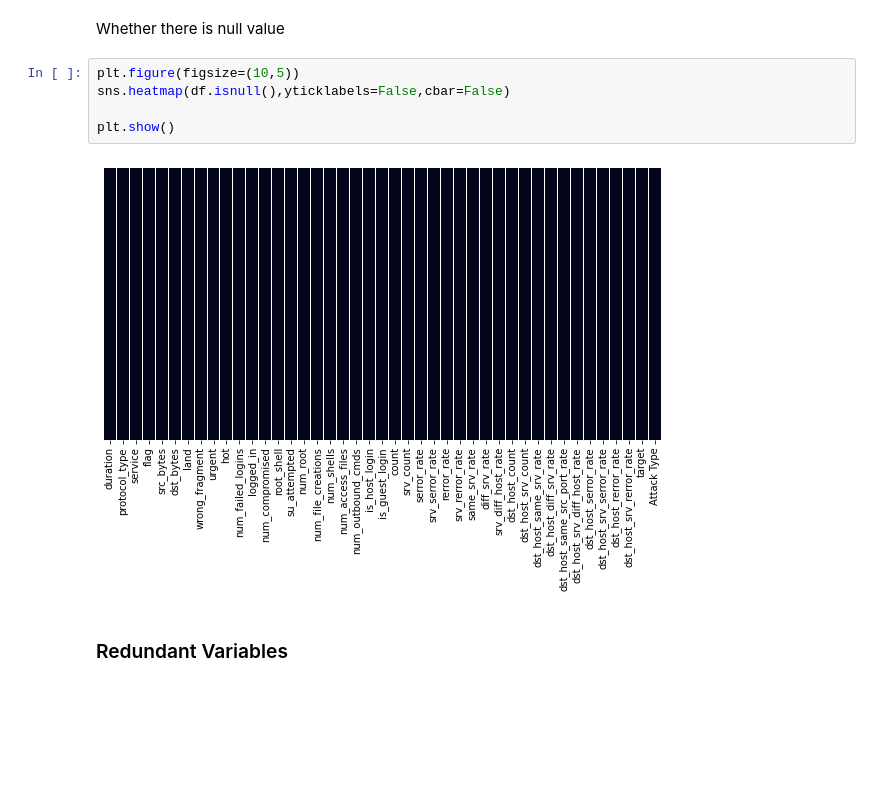
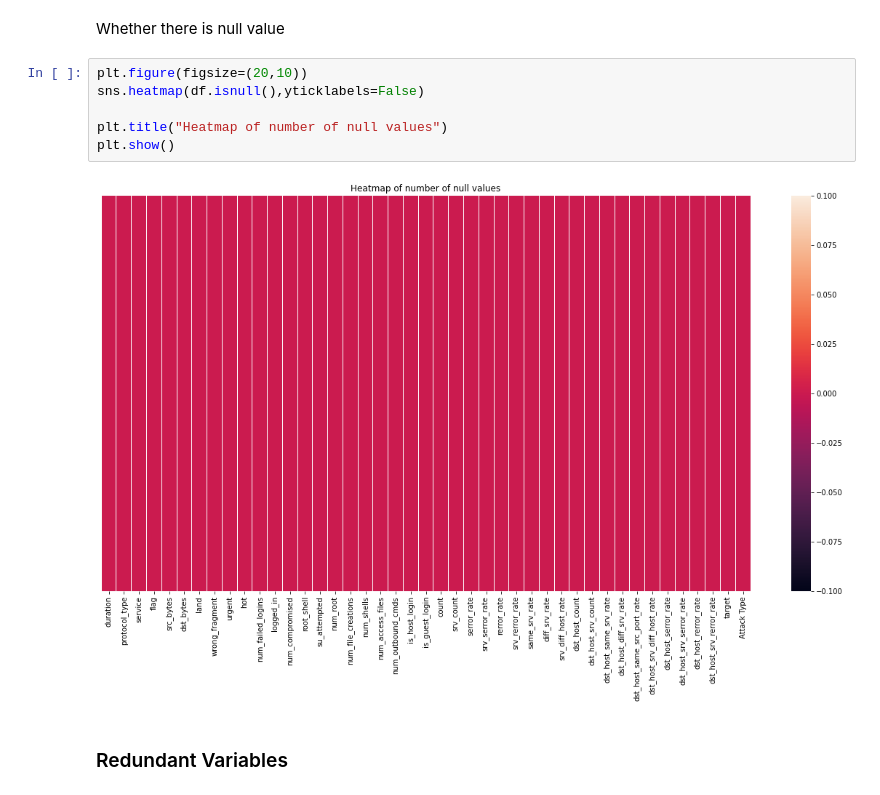
Before and after one commit to QuangDuc-HUST/ASED.DSAI.20212.07.NetworkAttackDetection, a Jupyter notebook: sourcecode/ASED_Network_Attacks_Detection_KDDCup1999.ipynb, the cells around one changed output. Drawn from its saved outputs; the diff is of its cells as text; blank space fills up the shorter version.

```diff
--- a/sourcecode/ASED_Network_Attacks_Detection_KDDCup1999.ipynb
+++ b/sourcecode/ASED_Network_Attacks_Detection_KDDCup1999.ipynb
@@ -316,12 +322,13 @@ df['dst_host_srv_rerror_rate'].corr(df['srv_rerror_rate'])
 # %% [markdown]
 Whether there is null value
 # %%
-plt.figure(figsize=(10,5))
-sns.heatmap(df.isnull(),yticklabels=False,cbar=False)
+plt.figure(figsize=(20,10))
+sns.heatmap(df.isnull(),yticklabels=False)
 
+plt.title("Heatmap of number of null values")
 plt.show()
 # %% [output]
-[figure, old version]
+[figure, new version]
 # %% [markdown]
 ### Redundant Variables
 # %%
```
Also changed, not shown: parts of 28 cells of this notebook, 3 other files.
